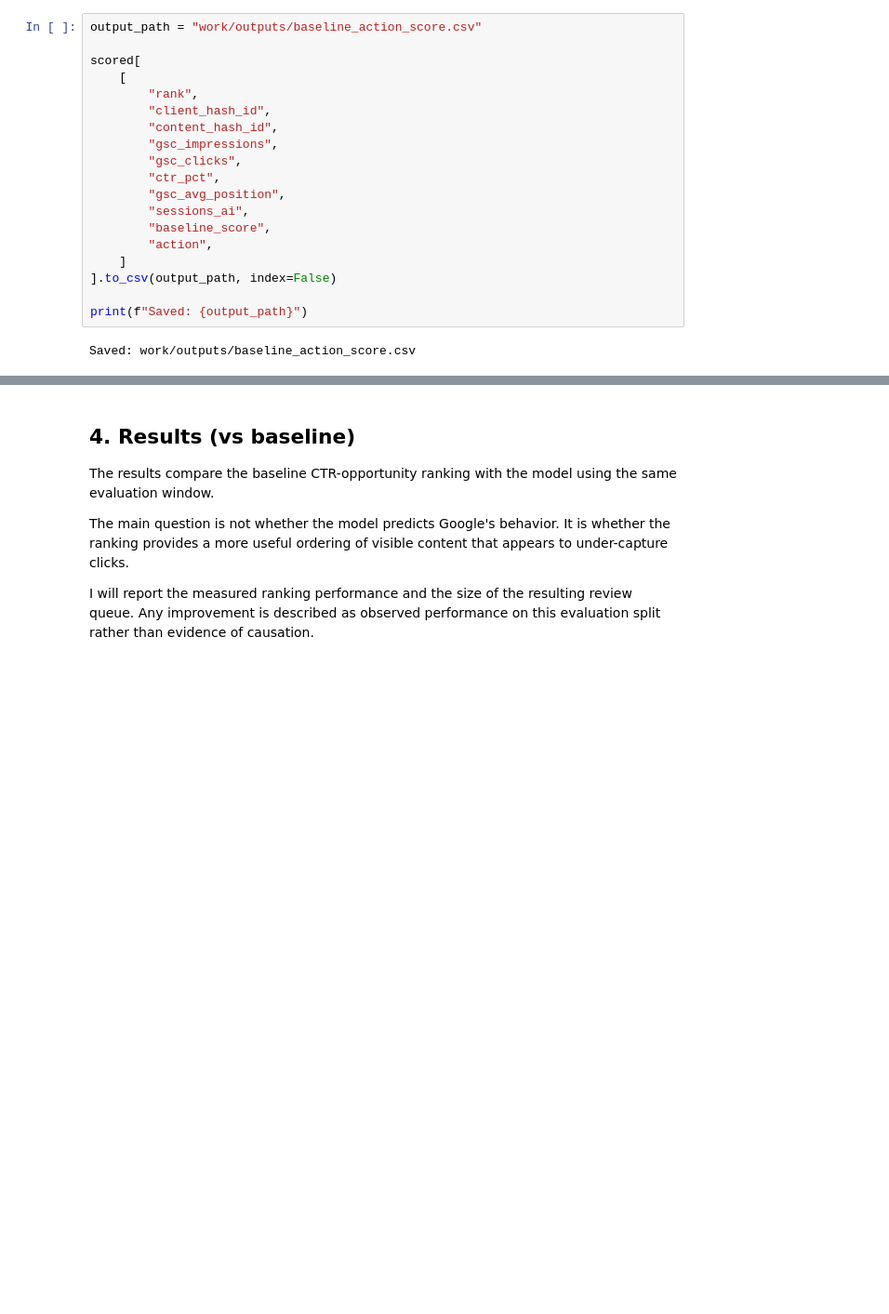
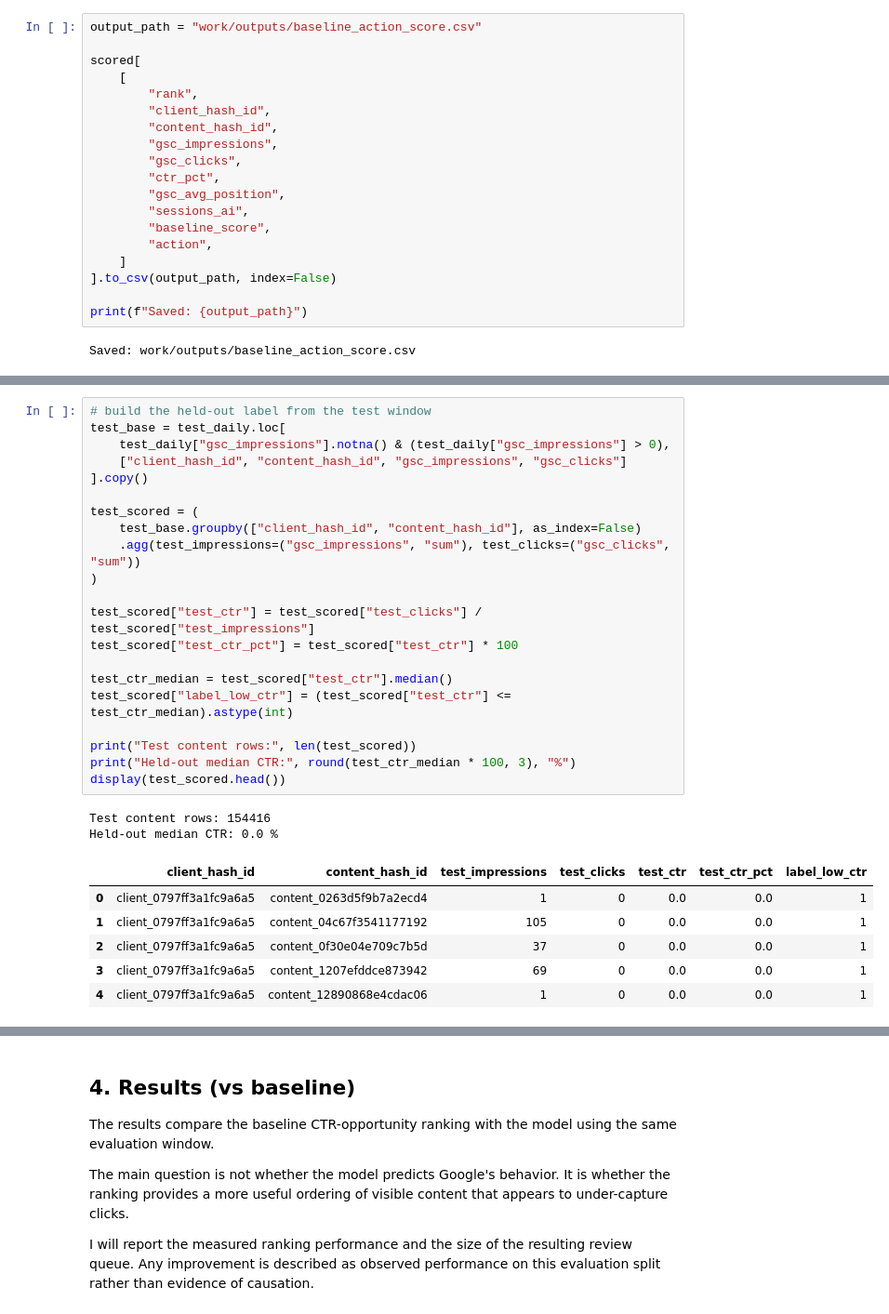
Before and after one commit to Zohaibarif69/flyrank-ml-work, a Jupyter notebook: work/notebooks/capstone.ipynb, the cells around one changed output, grey strips where cells are left out. Shown at 93% size. Cells and saved outputs as stored; diff of their text form; blank space fills up the shorter version.

```diff
--- a/work/notebooks/capstone.ipynb
+++ b/work/notebooks/capstone.ipynb
@@ -338,0 +412,30 @@ Saved: work/outputs/baseline_action_score.csv
+# %%
+# build the held-out label from the test window
+test_base = test_daily.loc[
+    test_daily["gsc_impressions"].notna() & (test_daily["gsc_impressions"] > 0),
+    ["client_hash_id", "content_hash_id", "gsc_impressions", "gsc_clicks"]
+].copy()
+
+test_scored = (
+    test_base.groupby(["client_hash_id", "content_hash_id"], as_index=False)
+    .agg(test_impressions=("gsc_impressions", "sum"), test_clicks=("gsc_clicks", "sum"))
+)
+
+test_scored["test_ctr"] = test_scored["test_clicks"] / test_scored["test_impressions"]
+test_scored["test_ctr_pct"] = test_scored["test_ctr"] * 100
+
+test_ctr_median = test_scored["test_ctr"].median()
+test_scored["label_low_ctr"] = (test_scored["test_ctr"] <= test_ctr_median).astype(int)
+
+print("Test content rows:", len(test_scored))
+print("Held-out median CTR:", round(test_ctr_median * 100, 3), "%")
+display(test_scored.head())
+# %% [output]
+Test content rows: 154416
+Held-out median CTR: 0.0 %
+|  | client_hash_id | content_hash_id | test_impressions | test_clicks | test_ctr | test_ctr_pct | label_low_ctr |
+| 0 | client_0797ff3a1fc9a6a5 | content_0263d5f9b7a2ecd4 | 1 | 0 | 0.0 | 0.0 | 1 |
+| 1 | client_0797ff3a1fc9a6a5 | content_04c67f3541177192 | 105 | 0 | 0.0 | 0.0 | 1 |
+| 2 | client_0797ff3a1fc9a6a5 | content_0f30e04e709c7b5d | 37 | 0 | 0.0 | 0.0 | 1 |
+| 3 | client_0797ff3a1fc9a6a5 | content_1207efddce873942 | 69 | 0 | 0.0 | 0.0 | 1 |
+| 4 | client_0797ff3a1fc9a6a5 | content_12890868e4cdac06 | 1 | 0 | 0.0 | 0.0 | 1 |
```
Also changed, not shown: parts of 6 cells of this notebook.
